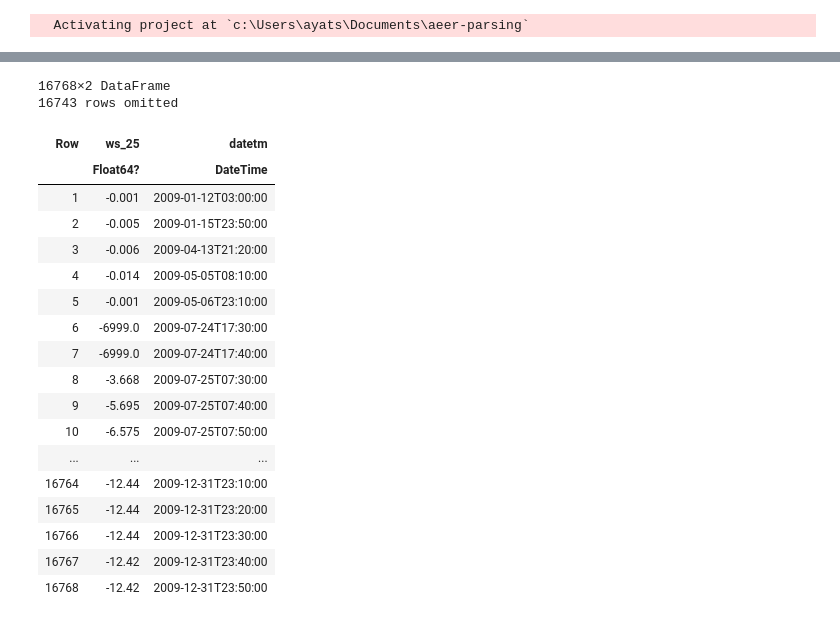
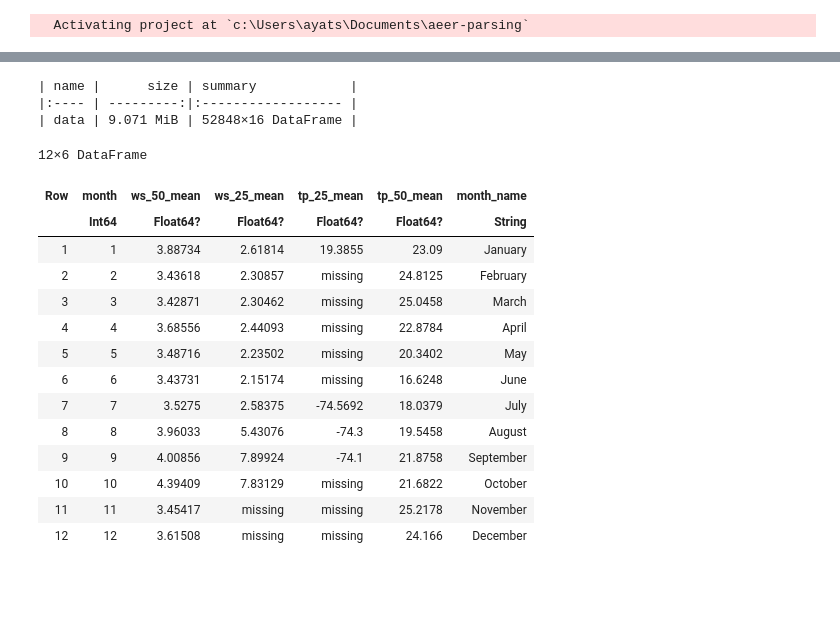
Before and after one commit to viperML/aeer-parsing, a Jupyter notebook: main.ipynb, the cells around one changed output, grey strips where cells are left out. Saved outputs shown, nothing was run; the diff lists cells and outputs as text; code cells hidden in the pictures; blank space fills up the shorter version.

```diff
--- a/main.ipynb
+++ b/main.ipynb
@@ -78,26 +81,48 @@ groups = DataFrames.groupby(data, :month)
-# %%
-@chain data begin
-    @subset(:ws_25 .<= 0.0)
-    @select(:ws_25, :datetm)
-end
-# %% [output]
-16768×2 DataFrame
-16743 rows omitted
-| Row | ws_25 | datetm |
-|  | Float64? | DateTime |
-| 1 | -0.001 | 2009-01-12T03:00:00 |
-| 2 | -0.005 | 2009-01-15T23:50:00 |
-| 3 | -0.006 | 2009-04-13T21:20:00 |
-| 4 | -0.014 | 2009-05-05T08:10:00 |
-| 5 | -0.001 | 2009-05-06T23:10:00 |
-| 6 | -6999.0 | 2009-07-24T17:30:00 |
-| 7 | -6999.0 | 2009-07-24T17:40:00 |
-| 8 | -3.668 | 2009-07-25T07:30:00 |
-| 9 | -5.695 | 2009-07-25T07:40:00 |
-| 10 | -6.575 | 2009-07-25T07:50:00 |
-| ... | ... | ... |
-| 16764 | -12.44 | 2009-12-31T23:10:00 |
-| 16765 | -12.44 | 2009-12-31T23:20:00 |
-| 16766 | -12.44 | 2009-12-31T23:30:00 |
-| 16767 | -12.42 | 2009-12-31T23:40:00 |
-| 16768 | -12.42 | 2009-12-31T23:50:00 |
+# %%
+println(varinfo(r"^data$"))
+# %% [output]
+| name |      size | summary            |
+|:---- | ---------:|:------------------ |
+| data | 9.071 MiB | 52848×16 DataFrame |
+# %%
+using Statistics
+
+monthly = DataFrame(month = 1:12)
+
+(@chain data begin
+    @subset(:ws_50_dqc .== 9999)
+    @by(:month, :ws_50_mean = mean(:ws_50))
+end) |> x -> DataFrames.leftjoin!(monthly, x, on=:month)
+
+(@chain data begin
+    @subset(:ws_25_dqc .== 9999)
+    @by(:month, :ws_25_mean = mean(:ws_25))
+end) |> x -> DataFrames.leftjoin!(monthly, x, on=:month)
+
+(@chain data begin
+    @subset(:tp_25_dqc .== 999)
+    @by(:month, :tp_25_mean = mean(:tp_25))
+end) |> x -> DataFrames.leftjoin!(monthly, x, on=:month)
+
+(@chain data begin
+    @subset(:tp_50_dqc .== 999)
+    @by(:month, :tp_50_mean = mean(:tp_50))
+end) |> x -> DataFrames.leftjoin!(monthly, x, on=:month)
+
+@transform!(monthly, @byrow :month_name = Dates.monthname(:month))
+# %% [output]
+12×6 DataFrame
+| Row | month | ws_50_mean | ws_25_mean | tp_25_mean | tp_50_mean | month_name |
+|  | Int64 | Float64? | Float64? | Float64? | Float64? | String |
+| 1 | 1 | 3.88734 | 2.61814 | 19.3855 | 23.09 | January |
+| 2 | 2 | 3.43618 | 2.30857 | missing | 24.8125 | February |
+| 3 | 3 | 3.42871 | 2.30462 | missing | 25.0458 | March |
+| 4 | 4 | 3.68556 | 2.44093 | missing | 22.8784 | April |
+| 5 | 5 | 3.48716 | 2.23502 | missing | 20.3402 | May |
+| 6 | 6 | 3.43731 | 2.15174 | missing | 16.6248 | June |
+| 7 | 7 | 3.5275 | 2.58375 | -74.5692 | 18.0379 | July |
+| 8 | 8 | 3.96033 | 5.43076 | -74.3 | 19.5458 | August |
+| 9 | 9 | 4.00856 | 7.89924 | -74.1 | 21.8758 | September |
+| 10 | 10 | 4.39409 | 7.83129 | missing | 21.6822 | October |
+| 11 | 11 | 3.45417 | missing | missing | 25.2178 | November |
+| 12 | 12 | 3.61508 | missing | missing | 24.166 | December |
```
Also changed, not shown: parts of 4 cells of this notebook, 2 other files.
